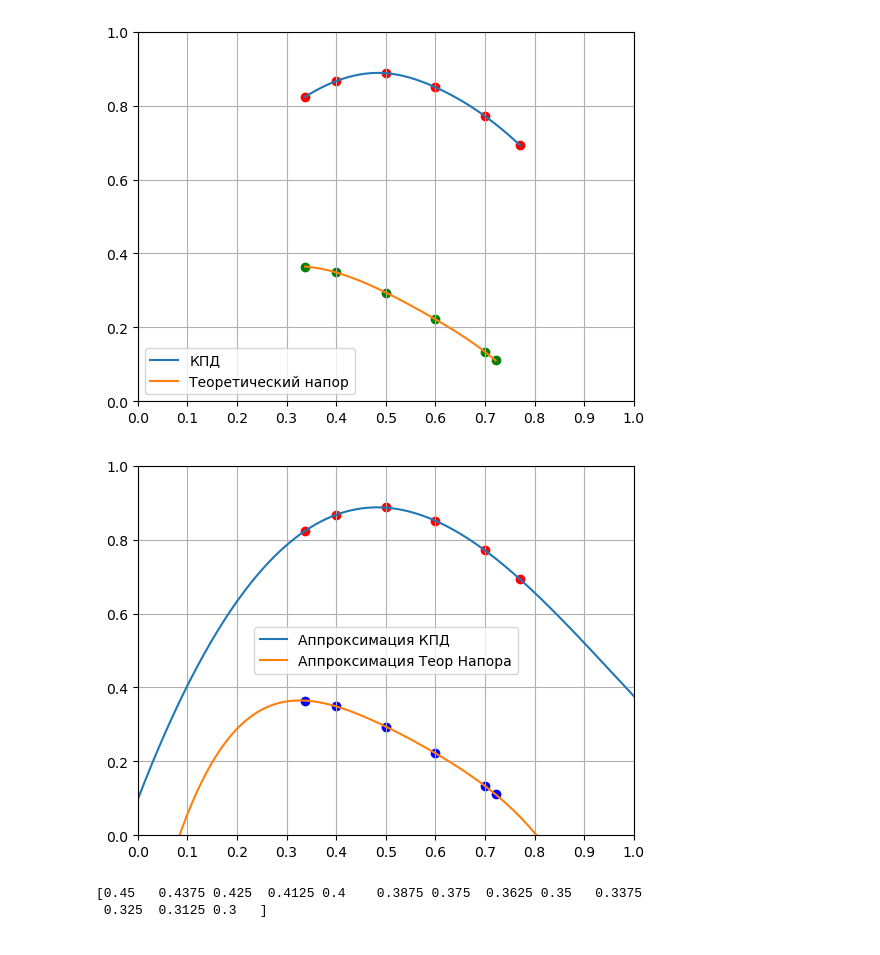
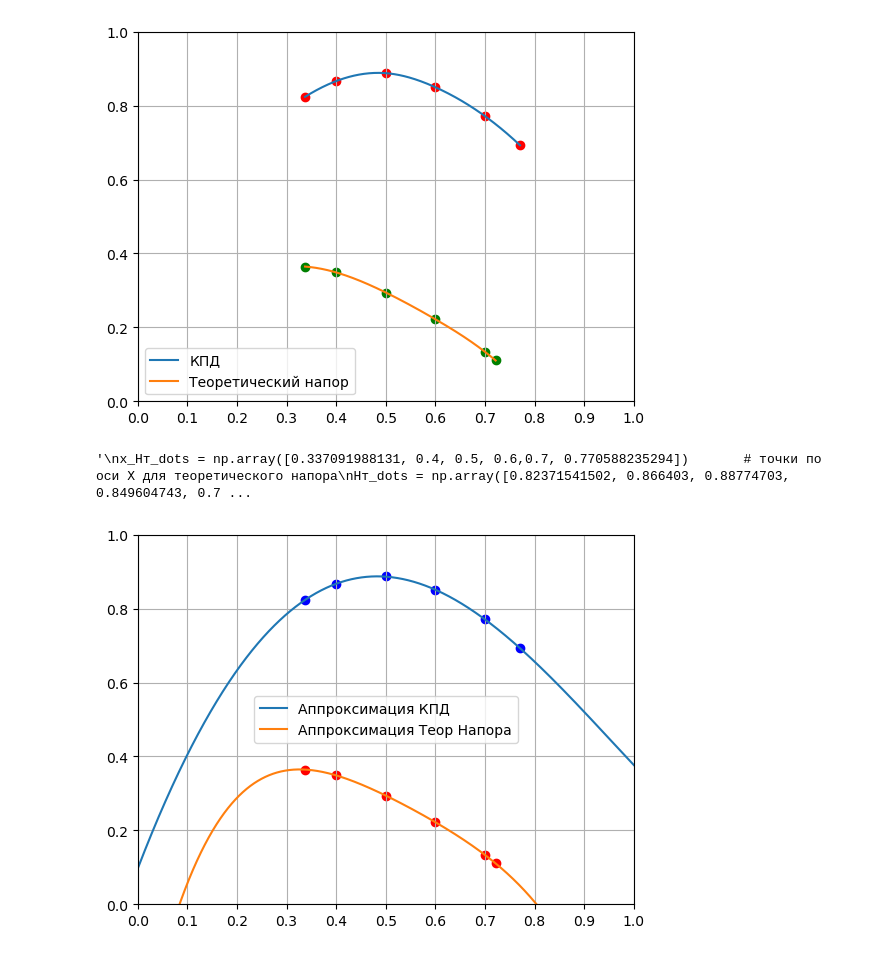
Before and after one commit to mikiway902/Compressor_Kurs, a Jupyter notebook: main.ipynb, the cells around one changed output. Saved outputs shown, nothing was run; the diff lists cells and outputs as text; code cells hidden in the pictures.

```diff
--- a/main.ipynb
+++ b/main.ipynb
@@ -244,57 +404,63 @@ plt.legend()
 plt.show()
 # %% [output]
 [figure]
+# %%
+"""
+x_Hт_dots = np.array([0.337091988131, 0.4, 0.5, 0.6,0.7, 0.770588235294])       # точки по оси X для теоретического напора
+Hт_dots = np.array([0.82371541502, 0.866403, 0.88774703, 0.849604743, 0.771343873, 0.692490118577])      # точки по оси Y для теоретического напора
+
+x_η_dots = np.array([0.337091988131, 0.4, 0.5, 0.6,0.7, 0.721379310345])    # точки по оси X для КПД
+η_dots = np.array([0.36446601942, 0.34854368932, 0.294174757282, 0.221747572816, 0.13360824742, 0.11038026721]) # точки по оси Y для КПД
+"""
+# %% [output]
+'\nx_Hт_dots = np.array([0.337091988131, 0.4, 0.5, 0.6,0.7, 0.770588235294])       # точки по оси X для теоретического напора\nHт_dots = np.array([0.82371541502, 0.866403, 0.88774703, 0.849604743, 0.7 ...
 # %%
-# Ваши точки
-x_Hт_dots = np.array([0.337091988131, 0.4, 0.5, 0.6,0.7, 0.770588235294])
-Hт_dots = np.array([0.82371541502, 0.866403, 0.88774703, 0.849604743, 0.771343873, 0.692490118577])
+# Точки
+x_η_dots = np.array([0.337091988131, 0.4, 0.5, 0.6,0.7, 0.770588235294])       # точки по оси X для теоретического напора
+η_dots = np.array([0.82371541502, 0.866403, 0.88774703, 0.849604743, 0.771343873, 0.692490118577])      # точки по оси Y для теоретического напора
 
-x_η_dots = np.array([0.337091988131, 0.4, 0.5, 0.6,0.7, 0.721379310345])
-η_dots = np.array([0.36446601942, 0.34854368932, 0.294174757282, 0.221747572816, 0.13360824742, 0.11038026721])
+x_Hт_dots = np.array([0.337091988131, 0.4, 0.5, 0.6,0.7, 0.721379310345])    # точки по оси X для КПД
+Hт_dots = np.array([0.36446601942, 0.34854368932, 0.294174757282, 0.221747572816, 0.13360824742, 0.11038026721]) # точки по оси Y для КПД
 
 # аппроксимация полиномом степени stepen
 stepen = 4
 coeffs = np.polyfit(x_Hт_dots, Hт_dots, stepen)
 poly = np.poly1d(coeffs)
 coeffs1 = np.polyfit(x_η_dots, η_dots, stepen)
 poly1 = np.poly1d(coeffs1)
 
 smoothness = 100000
 x_Hт_dots_smooth = np.linspace(0, 1, smoothness)
 Hт_dots_smooth = poly(x_Hт_dots_smooth)
 x_η_dots_smooth = np.linspace(0, 1, smoothness)
 η_dots_smooth = poly1(x_η_dots_smooth)
 
-plt.plot(x_Hт_dots_smooth, Hт_dots_smooth, label="Аппроксимация КПД")
-plt.plot(x_η_dots_smooth, η_dots_smooth, label="Аппроксимация Теор Напора")
+plt.plot(x_η_dots_smooth, η_dots_smooth, label="Аппроксимация КПД")
+plt.plot(x_Hт_dots_smooth, Hт_dots_smooth, label="Аппроксимация Теор Напора")
 plt.scatter(x_Hт_dots, Hт_dots, color="red")
 plt.scatter(x_η_dots, η_dots, color="blue")
 plt.xlim(0,1)
 plt.ylim(0,1)
 plt.xticks(np.arange(0, 1.1, 0.1))  # Установка делений по оси X с шагом 0.1
 plt.yticks(np.arange(0, 1.1, 0.2))  # Установка делений по оси Y с шагом 0.2
 plt.grid(True) # Добавление сетки
 plt.legend()
 plt.show()
 # %% [output]
-[figure, old version]
+[figure, new version]
 # %%
-Hт_x_line = x_Hт_dots_smooth
-Hт_y_line = Hт_dots_smooth
-η_x_line = x_η_dots_smooth
-η_y_line = η_dots_smooth
+Hт_x_line = x_Hт_dots_smooth    # Координаты X для линии теоретического напора
+Hт_y_line = Hт_dots_smooth      # Координаты Y для линии теоретического напора
+η_x_line = x_η_dots_smooth      # Координаты X для линии КПД
+η_y_line = η_dots_smooth        # Координаты Y для линии КПД
 
 N = z   # Число ступеней компрессора
-N_list = np.linspace(1, N, N)
+N_list = np.linspace(1, N, N)   # Массив от 1 до N для итерации по ступеням
 
 Hт_x_result = []
 Hт_отн_result = []
 
-c_a_отн = np.linspace(c_а1_отн, с_а_отн, N)
-print(c_a_отн)
+c_a_отн = np.linspace(c_а1_отн, с_а_отн, N) # Линейно изменяющийся коэффициент расхода от первой до последней ступени
-# %% [output]
-[0.45   0.4375 0.425  0.4125 0.4    0.3875 0.375  0.3625 0.35   0.3375
- 0.325  0.3125 0.3   ]
 # %%
 def find_nearest(c_a_отн, x_line, y_line):
     x_result = []
```
Also changed, not shown: parts of 12 cells of this notebook.
